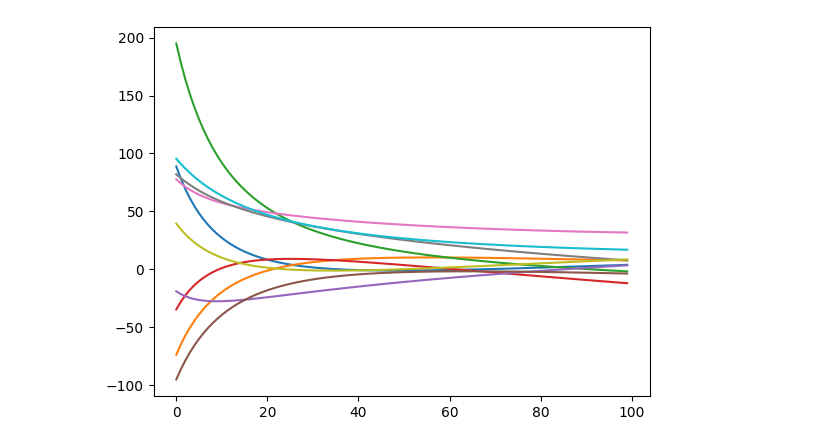
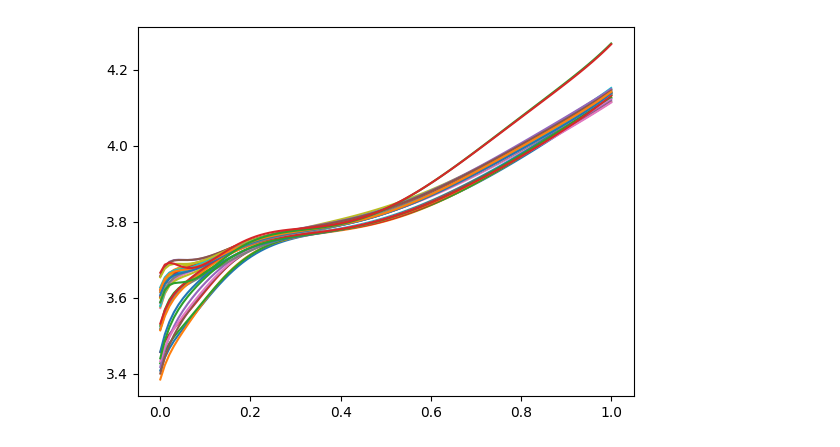
Before and after one commit to SquareWheelBike/CloudBFG, a Jupyter notebook: NN_demo.ipynb, the cells around one changed output. Cells and saved outputs as stored; diff of their text form; code cells hidden in the pictures.

Commit message:
dont generate new batteries anymore

```diff
--- a/NN_demo.ipynb
+++ b/NN_demo.ipynb
@@ -12,12 +12,13 @@ df = df.drop(columns=['Sample No.', 'Battery Manufacturer', 'Serial Number', 'Ce
 data = df.to_numpy()
 # %%
 # expand the dataset to 1000 entries
-batteries = generate_k_parameters(data, n=1000)
+# batteries = generate_k_parameters(data, n=1000, output='./tmp.csv')
+batteries = data
 # %%
 # plot the last 10 batteries
-for battery in batteries[-10:]:
+for battery in batteries:
     b = OCV_curve(battery)
     plt.plot(b['zsoc'], b['Vo'])
 plt.show()
 # %% [output]
-[figure, old version]
+[figure, new version]
```
